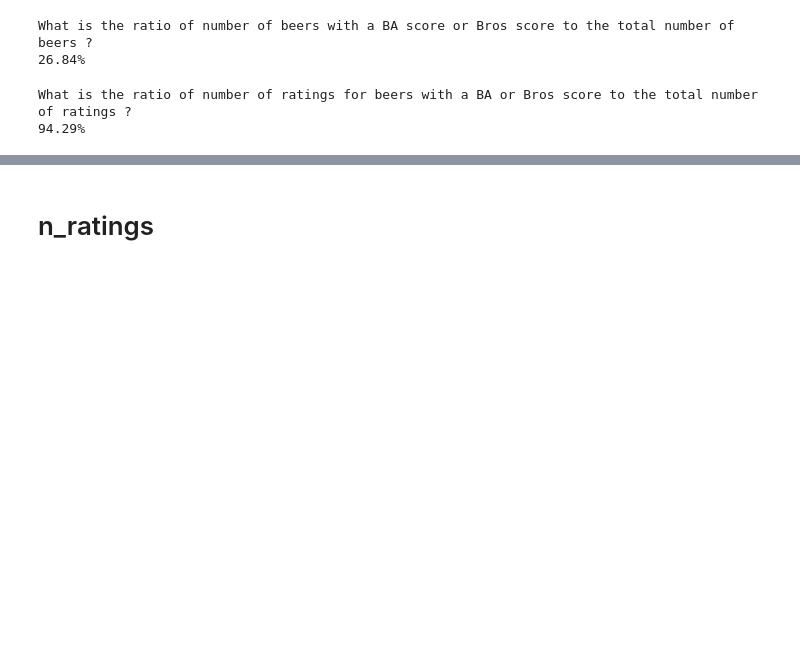
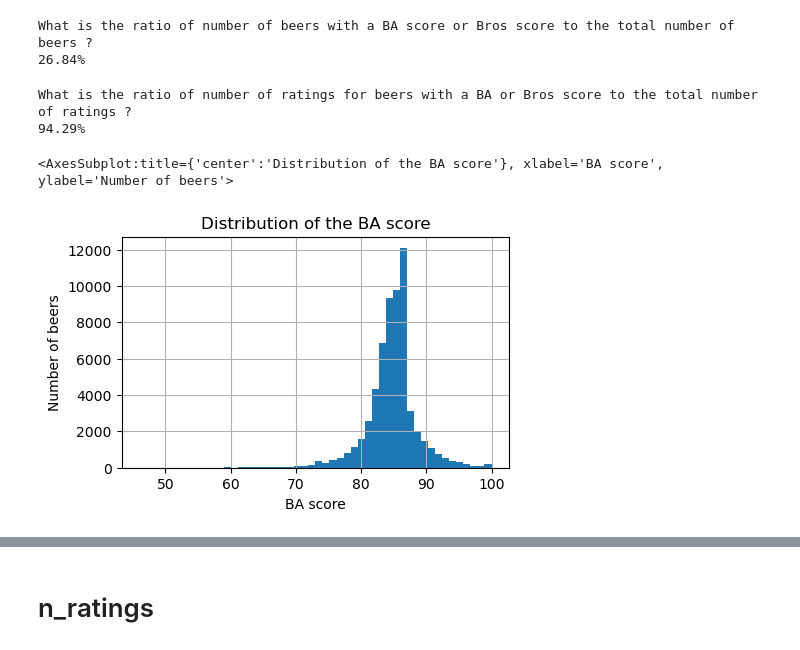
Before and after one commit to epfl-ada/ada-2022-project-analyteam, a Jupyter notebook: processing_beers.ipynb, the cells around one changed output, grey strips where cells are left out. Drawn from its saved outputs; the diff is of its cells as text; code cells hidden in the pictures; blank space fills up the shorter version.

```diff
--- a/processing_beers.ipynb
+++ b/processing_beers.ipynb
@@ -177,3 +177,20 @@ print("{}%".format(round(beers_ba_bros_ddf["n_ratings"].sum() / beers_ddf["n_rat
 # %% [output]
 What is the ratio of number of ratings for beers with a BA or Bros score to the total number of ratings ?
 94.29%
+# %%
+# show the distribution of the BA score
+# set the figure size
+plt.figure(figsize=(5, 3))
+
+# set x and y axis labels
+plt.xlabel("BA score")
+plt.ylabel("Number of beers")
+
+# set the title
+plt.title("Distribution of the BA score")
+
+# plot the histogram
+beers_ba_bros_ddf["ba_score"].hist(bins=50)
+# %% [output]
+<AxesSubplot:title={'center':'Distribution of the BA score'}, xlabel='BA score', ylabel='Number of beers'>
+[figure, added]
```
Also changed, not shown: parts of 6 cells of this notebook.
